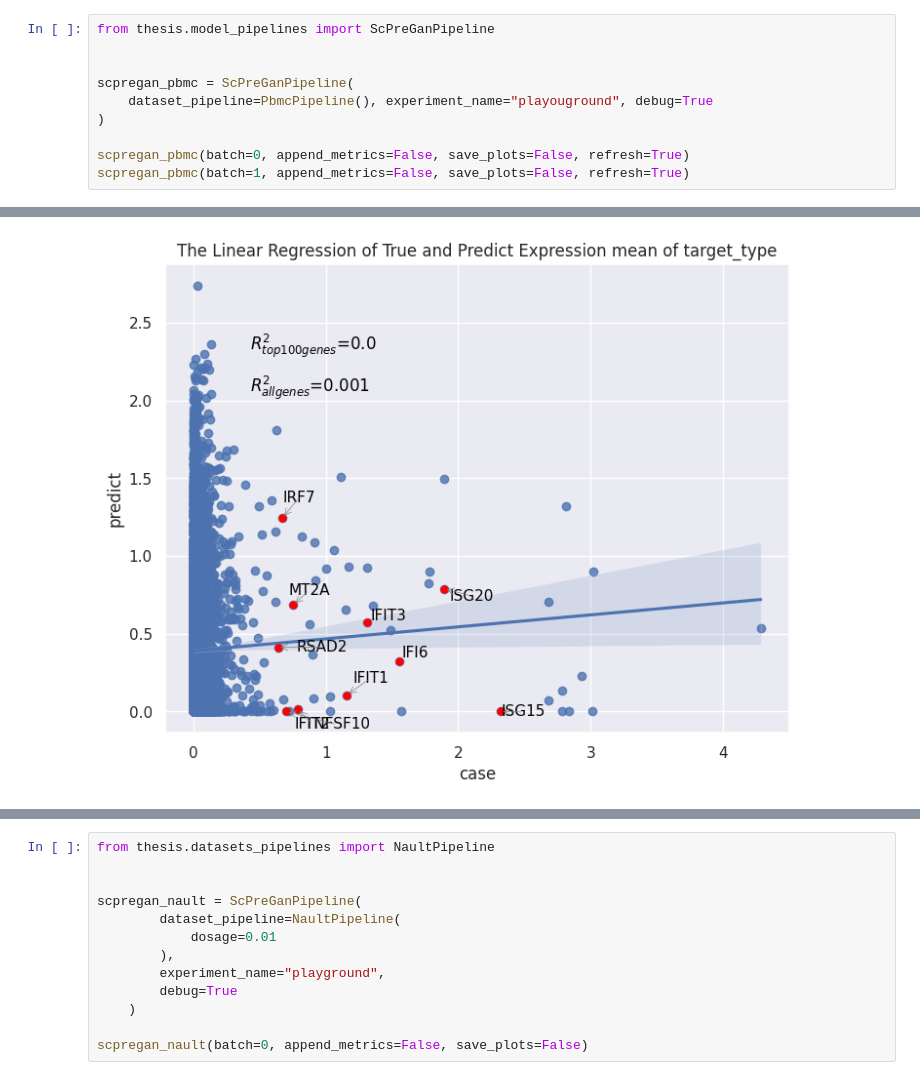
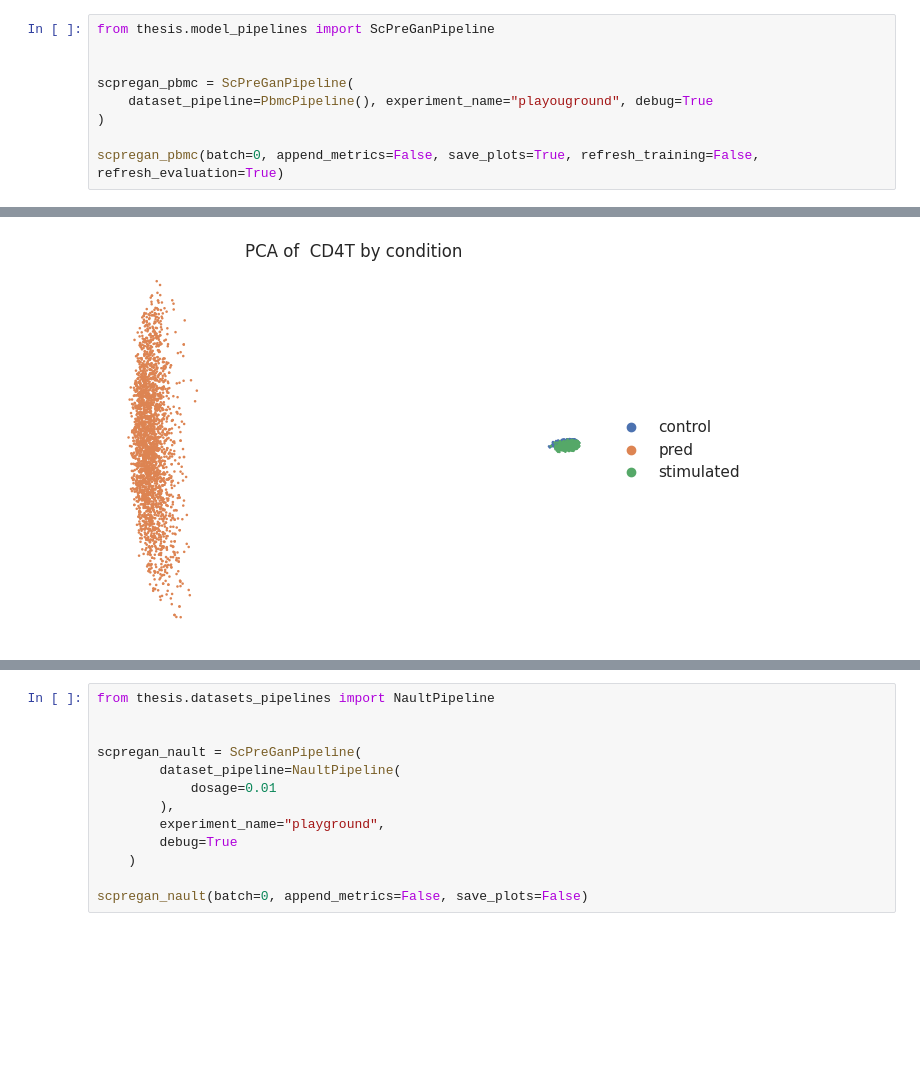
Before and after one commit to thodkatz/thesis, a Jupyter notebook: experiments/playground.ipynb, the cells around one changed output, grey strips where cells are left out. Cells and saved outputs as stored; diff of their text form; blank space fills up the shorter version.

Commit message:
Analyze metrics
Available datasets, pbmc, and nault for all drug dosages, and available models scgen, scpregan, and scbuttrefly

```diff
--- a/experiments/playground.ipynb
+++ b/experiments/playground.ipynb
@@ -61,8 +25,7 @@ scpregan_pbmc = ScPreGanPipeline(
     dataset_pipeline=PbmcPipeline(), experiment_name="playouground", debug=True
 )
 
-scpregan_pbmc(batch=0, append_metrics=False, save_plots=False, refresh=True)
-scpregan_pbmc(batch=1, append_metrics=False, save_plots=False, refresh=True)
+scpregan_pbmc(batch=0, append_metrics=False, save_plots=True, refresh_training=False, refresh_evaluation=True)
 # %% [output]
 Random Seed:  3060
 Successfully created the model
@@ -85 +43 @@ Writing metrics to /g/kreshuk/katzalis/repos/thesis/saved_results/ScPreGanPipeli
-[figure, old version]
+[figure, new version]
```
Also changed, not shown: parts of 5 cells of this notebook, 7 other files.
